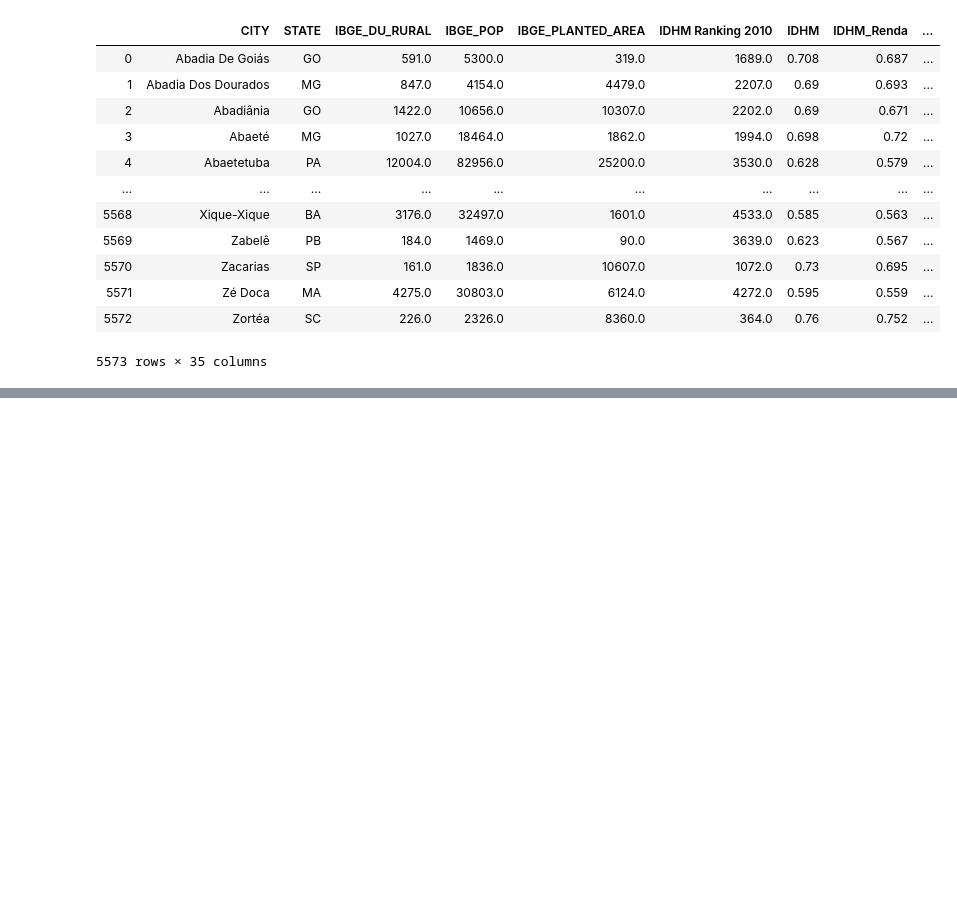
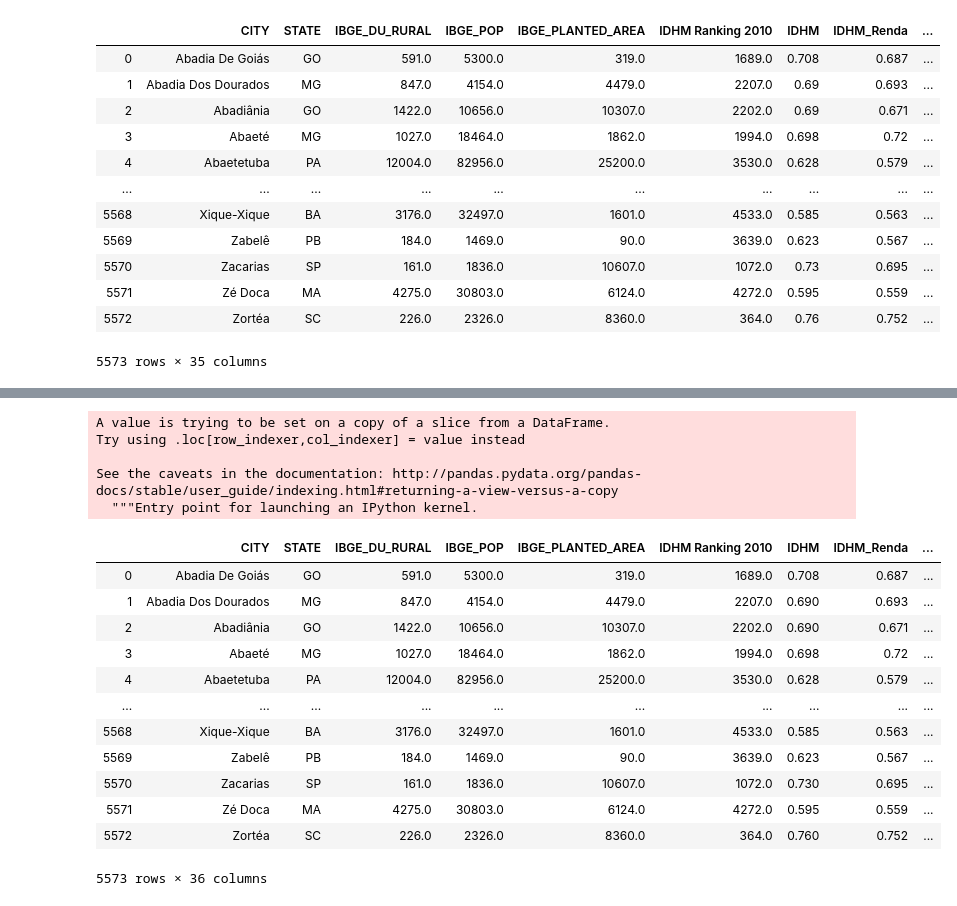
Before and after one commit to giovannabadaro/machine-learning-brazilian-cities, a Jupyter notebook: simple-exploration.ipynb, the cells around one changed output, grey strips where cells are left out. Saved outputs shown, nothing was run; the diff lists cells and outputs as text; code cells hidden in the pictures; blank space fills up the shorter version.

Commit message:
adição do rotulo

```diff
--- a/simple-exploration.ipynb
+++ b/simple-exploration.ipynb
@@ -77,0 +47,2 @@ ax.set_xticklabels(
+# %%
+df2["IDHM"] = df2["IDHM"].astype(float)
@@ -77,0 +122,36 @@ ax.set_xticklabels(
+# %%
+def get_rotulo(value):
+    if value >= 0.8:
+        return "muito alto"
+    elif 0.69 < value <= 0.79:
+        return "alto"
+    elif 0.59 < value <= 0.69:
+        return "médio"
+    elif 0.49 < value <= 0.59:
+        return "baixo"
+    else:
+        return "muito baixo"
+# %%
+df2["rótulo"] = df2["IDHM"].apply(get_rotulo)
+# %% [output]
+A value is trying to be set on a copy of a slice from a DataFrame.
+Try using .loc[row_indexer,col_indexer] = value instead
+
+See the caveats in the documentation: http://pandas.pydata.org/pandas-docs/stable/user_guide/indexing.html#returning-a-view-versus-a-copy
+  """Entry point for launching an IPython kernel.
+# %%
+df2
+# %% [output]
+|  | CITY | STATE | IBGE_DU_RURAL | IBGE_POP | IBGE_PLANTED_AREA | IDHM Ranking 2010 | IDHM | IDHM_Renda | ... |
+| 0 | Abadia De Goiás | GO | 591.0 | 5300.0 | 319.0 | 1689.0 | 0.708 | 0.687 | ... |
+| 1 | Abadia Dos Dourados | MG | 847.0 | 4154.0 | 4479.0 | 2207.0 | 0.690 | 0.693 | ... |
+| 2 | Abadiânia | GO | 1422.0 | 10656.0 | 10307.0 | 2202.0 | 0.690 | 0.671 | ... |
+| 3 | Abaeté | MG | 1027.0 | 18464.0 | 1862.0 | 1994.0 | 0.698 | 0.72 | ... |
+| 4 | Abaetetuba | PA | 12004.0 | 82956.0 | 25200.0 | 3530.0 | 0.628 | 0.579 | ... |
+| ... | ... | ... | ... | ... | ... | ... | ... | ... | ... |
+| 5568 | Xique-Xique | BA | 3176.0 | 32497.0 | 1601.0 | 4533.0 | 0.585 | 0.563 | ... |
+| 5569 | Zabelê | PB | 184.0 | 1469.0 | 90.0 | 3639.0 | 0.623 | 0.567 | ... |
+| 5570 | Zacarias | SP | 161.0 | 1836.0 | 10607.0 | 1072.0 | 0.730 | 0.695 | ... |
+| 5571 | Zé Doca | MA | 4275.0 | 30803.0 | 6124.0 | 4272.0 | 0.595 | 0.559 | ... |
+| 5572 | Zortéa | SC | 226.0 | 2326.0 | 8360.0 | 364.0 | 0.760 | 0.752 | ... |
+5573 rows × 36 columns
```
Also changed, not shown: parts of 25 cells of this notebook.
